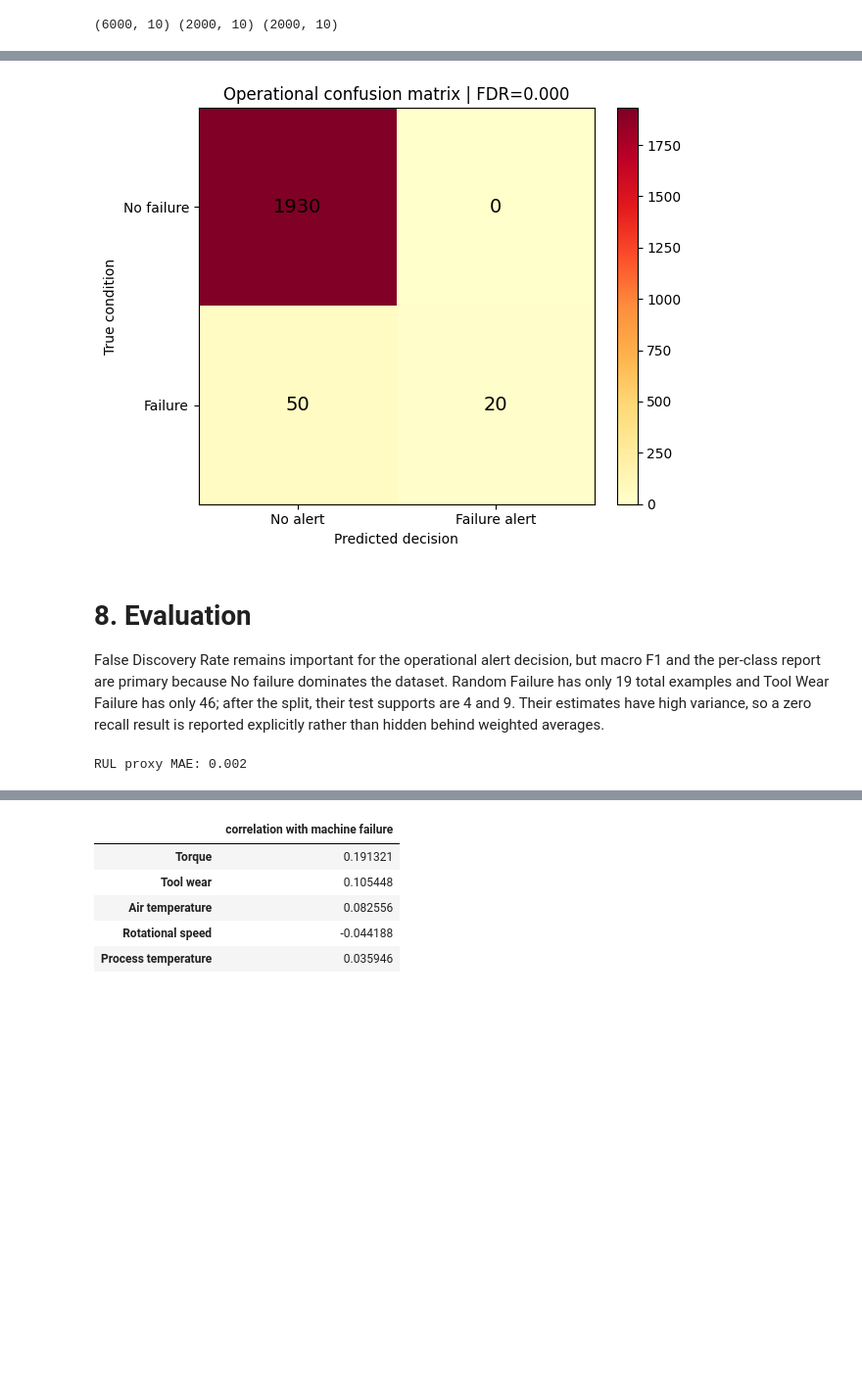
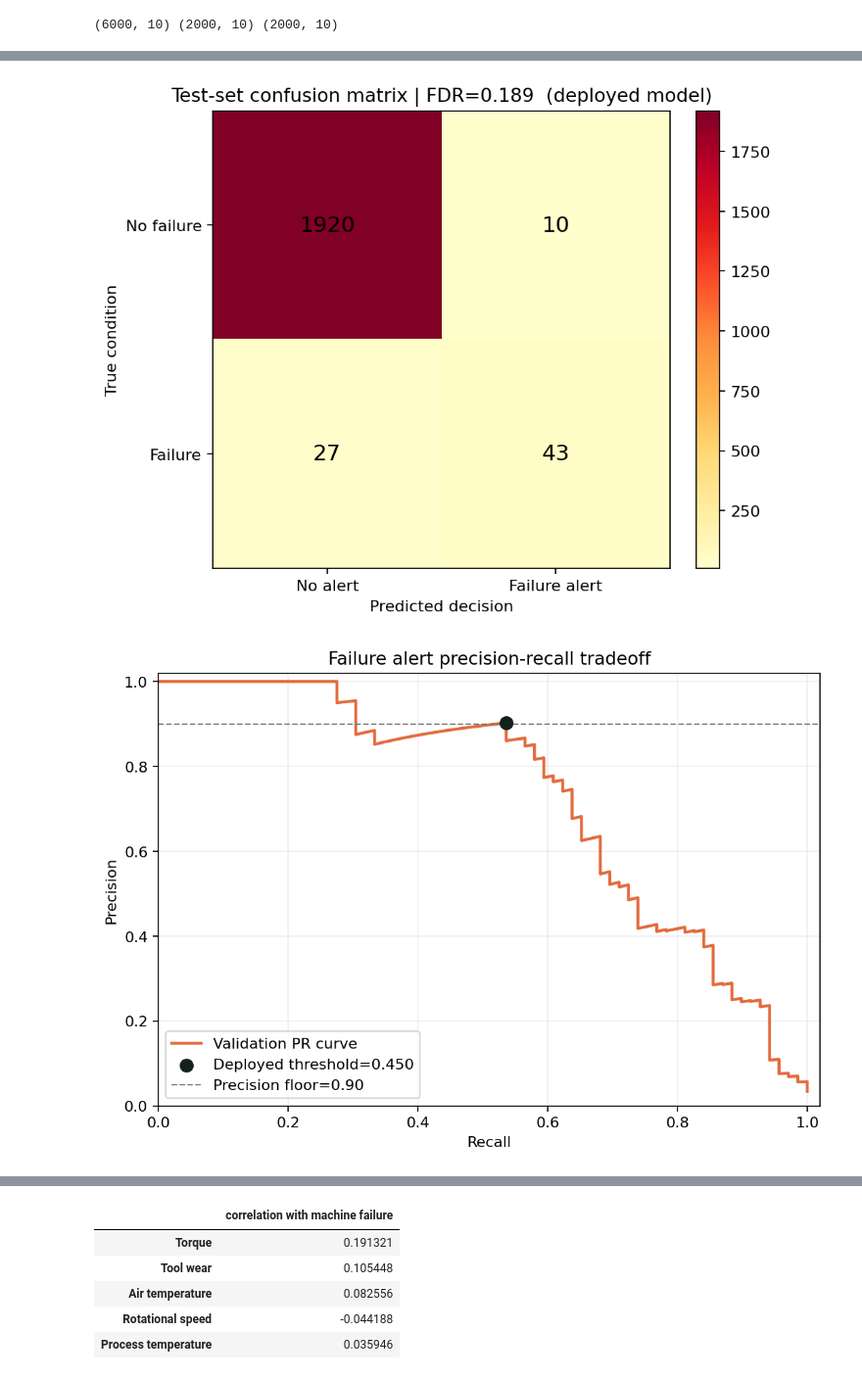
Before and after one commit to M-Amine-HM/elevvo_projects, a Jupyter notebook: task9-Industrial-Predictive-Maintenance/notebook.ipynb, the cells around one changed output, grey strips where cells are left out. Shown at 98% size. Drawn from its saved outputs; the diff is of its cells as text; code cells hidden in the pictures; blank space fills up the shorter version.

```diff
--- a/task9-Industrial-Predictive-Maintenance/notebook.ipynb
+++ b/task9-Industrial-Predictive-Maintenance/notebook.ipynb
@@ -289,21 +294,44 @@ The baseline is balanced multinomial logistic regression. The final model is a c
 # %%
-test_probabilities = final_model.predict_proba(X_test_encoded)
+# Load the deployed artifact and evaluate IT on the same deterministic test
+# split. This is the reproducible source of truth behind the README numbers:
+# loading models/failure_model.joblib and running it on the test set must
+# reproduce exactly the figures printed below.
+deployed_model = joblib.load(MODELS_DIR / 'failure_model.joblib')
+deployed_encoder = joblib.load(MODELS_DIR / 'feature_encoder.joblib')
+deployed_metadata = joblib.load(MODELS_DIR / 'metadata.joblib')
+class_names = list(deployed_metadata['class_names'])
+no_failure_index = class_names.index('No failure')
+failure_indices = [i for i, name in enumerate(class_names) if name != 'No failure']
+decision_threshold = float(deployed_metadata['decision_threshold'])
+
+X_test_encoded = deployed_encoder.transform(X_test)
+test_probabilities = deployed_model.predict_proba(X_test_encoded)
 test_failure_scores = test_probabilities[:, failure_indices].max(axis=1)
 test_failure_classes = np.asarray(class_names)[np.asarray(failure_indices)[test_probabilities[:, failure_indices].argmax(axis=1)]]
-test_failure_alert = test_failure_scores >= chosen_threshold
+test_failure_alert = test_failure_scores >= decision_threshold
 test_labels = np.where(test_failure_alert, test_failure_classes, 'No failure')
 true_failure = (y_test.to_numpy() != 'No failure').astype(int)
 predicted_failure = test_failure_alert.astype(int)
+
 precision = precision_score(true_failure, predicted_failure, zero_division=0)
 recall = recall_score(true_failure, predicted_failure, zero_division=0)
 fdr = 1 - precision
 report = classification_report(y_test, test_labels, zero_division=0, output_dict=True)
+failure_class_macro_recall = float(np.mean([
+    report[name]['recall'] for name in class_names if name != 'No failure'
+]))
+
+print(f'=== TEST-SET results (deployed artifact, threshold={decision_threshold:.4f}) ===')
 print(f'False Discovery Rate: {fdr:.4f}')
 print(f'Precision: {precision:.4f}')
 print(f'Recall: {recall:.4f}')
 print(f'Macro F1: {report["macro avg"]["f1-score"]:.4f}')
-print(f'Failure-class macro recall: {np.mean([report[name]["recall"] for name in class_names if name != "No failure"]):.4f}')
+print(f'Failure-class macro recall: {failure_class_macro_recall:.4f}')
 print(classification_report(y_test, test_labels, zero_division=0))
+print('Random Failure (support 4) and Tool Wear Failure (support 9) are the rarest')
+print('classes; even at the corrected threshold their recall stays near zero, shown')
+print('explicitly here rather than hidden behind an aggregate.')
+print('Test supports:', dict(y_test.value_counts().sort_index()))
 
 cm = confusion_matrix(true_failure, predicted_failure)
 fig, ax = plt.subplots(figsize=(6, 5))
@@ -312,11 +340,32 @@ ax.set_xticks([0, 1], ['No alert', 'Failure alert'])
 ax.set_yticks([0, 1], ['No failure', 'Failure'])
 ax.set_xlabel('Predicted decision')
 ax.set_ylabel('True condition')
-ax.set_title(f'Operational confusion matrix | FDR={fdr:.3f}')
+ax.set_title(f'Test-set confusion matrix | FDR={fdr:.3f} (deployed model)')
 for (row, column), value in np.ndenumerate(cm):
     ax.text(column, row, value, ha='center', va='center', fontsize=14)
 fig.colorbar(image, ax=ax, fraction=0.046)
 fig.tight_layout()
 fig.savefig(ASSETS_DIR / 'results.png', dpi=160, bbox_inches='tight')
 plt.show()
+
+# Validation PR curve of the same deployed model, with the deployed operating point.
+valid_probabilities = deployed_model.predict_proba(deployed_encoder.transform(X_valid))
+valid_failure_scores = valid_probabilities[:, failure_indices].max(axis=1)
+valid_failure_truth = (y_valid.to_numpy() != 'No failure').astype(int)
+valid_precision, valid_recall, valid_thresholds = precision_recall_curve(
+    valid_failure_truth, valid_failure_scores
+)
+fig, ax = plt.subplots(figsize=(7, 5))
+ax.plot(valid_recall, valid_precision, color='#e36b3d', linewidth=2, label='Validation PR curve (deployed model)')
+ax.scatter([deployed_metadata['validation_recall']], [deployed_metadata['validation_precision']],
+           color='#14211b', s=70, zorder=3, label=f'Deployed point: threshold={decision_threshold:.3f}')
+ax.axhline(0.90, color='#777777', linestyle='--', linewidth=1, label='Precision floor=0.90')
+ax.set(xlabel='Recall', ylabel='Precision', title='Failure alert precision-recall tradeoff')
+ax.set_xlim(0, 1.02)
+ax.set_ylim(0, 1.02)
+ax.grid(alpha=0.2)
+ax.legend(loc='lower left')
+fig.tight_layout()
+fig.savefig(ASSETS_DIR / 'pr_curve.png', dpi=160, bbox_inches='tight')
+plt.show()
 # %% [output]
@@ -339,17 +389,2 @@ Heat Dissipation Failure       1.00      0.39      0.56        23
-[figure, old version]
+[figure, new version]
+[figure, added]
-# %% [markdown]
-# 8. Evaluation
-
-False Discovery Rate remains important for the operational alert decision, but macro F1 and the per-class report are primary because No failure dominates the dataset. Random Failure has only 19 total examples and Tool Wear Failure has only 46; after the split, their test supports are 4 and 9. Their estimates have high variance, so a zero recall result is reported explicitly rather than hidden behind weighted averages.
-# %%
-rul_features = X_engineered.drop(columns=['Type'])
-rul_target = (250 - rul_features['Tool wear']).clip(lower=0)
-rul_train, rul_test, rul_y_train, rul_y_test = train_test_split(
-    rul_features, rul_target, test_size=0.20, random_state=SEED
-)
-rul_model = RandomForestRegressor(n_estimators=200, random_state=SEED, n_jobs=-1)
-rul_model.fit(rul_train, rul_y_train)
-rul_prediction = rul_model.predict(rul_test)
-print('RUL proxy MAE:', round(mean_absolute_error(rul_y_test, rul_prediction), 3))
-# %% [output]
-RUL proxy MAE: 0.002
```
Also changed, not shown: parts of 12 cells of this notebook, 3 other files.
